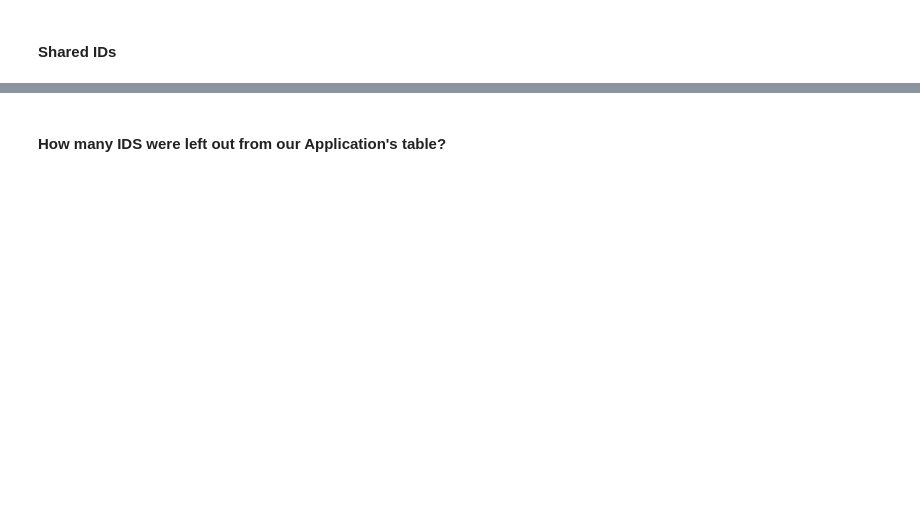
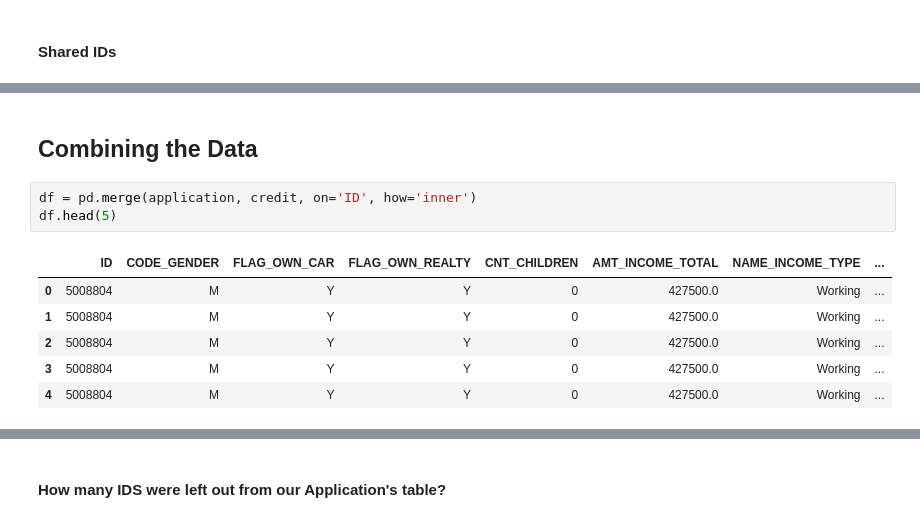
Before and after one commit to rafaelperez/team_project, a Jupyter notebook: src/project_2_v002.ipynb, the cells around one changed output, grey strips where cells are left out. Drawn from its saved outputs; the diff is of its cells as text; blank space fills up the shorter version.

```diff
--- a/src/project_2_v002.ipynb
+++ b/src/project_2_v002.ipynb
@@ -205,0 +285,12 @@ Markdown(f"**Shared IDs between the 2 tables:** {n_shared_ids}")
+# %% [markdown]
+## Combining the Data
+# %%
+df = pd.merge(application, credit, on='ID', how='inner')
+df.head(5)
+# %% [output]
+|  | ID | CODE_GENDER | FLAG_OWN_CAR | FLAG_OWN_REALTY | CNT_CHILDREN | AMT_INCOME_TOTAL | NAME_INCOME_TYPE | ... |
+| 0 | 5008804 | M | Y | Y | 0 | 427500.0 | Working | ... |
+| 1 | 5008804 | M | Y | Y | 0 | 427500.0 | Working | ... |
+| 2 | 5008804 | M | Y | Y | 0 | 427500.0 | Working | ... |
+| 3 | 5008804 | M | Y | Y | 0 | 427500.0 | Working | ... |
+| 4 | 5008804 | M | Y | Y | 0 | 427500.0 | Working | ... |
```
Also changed, not shown: parts of 62 cells of this notebook, 9 other files.
